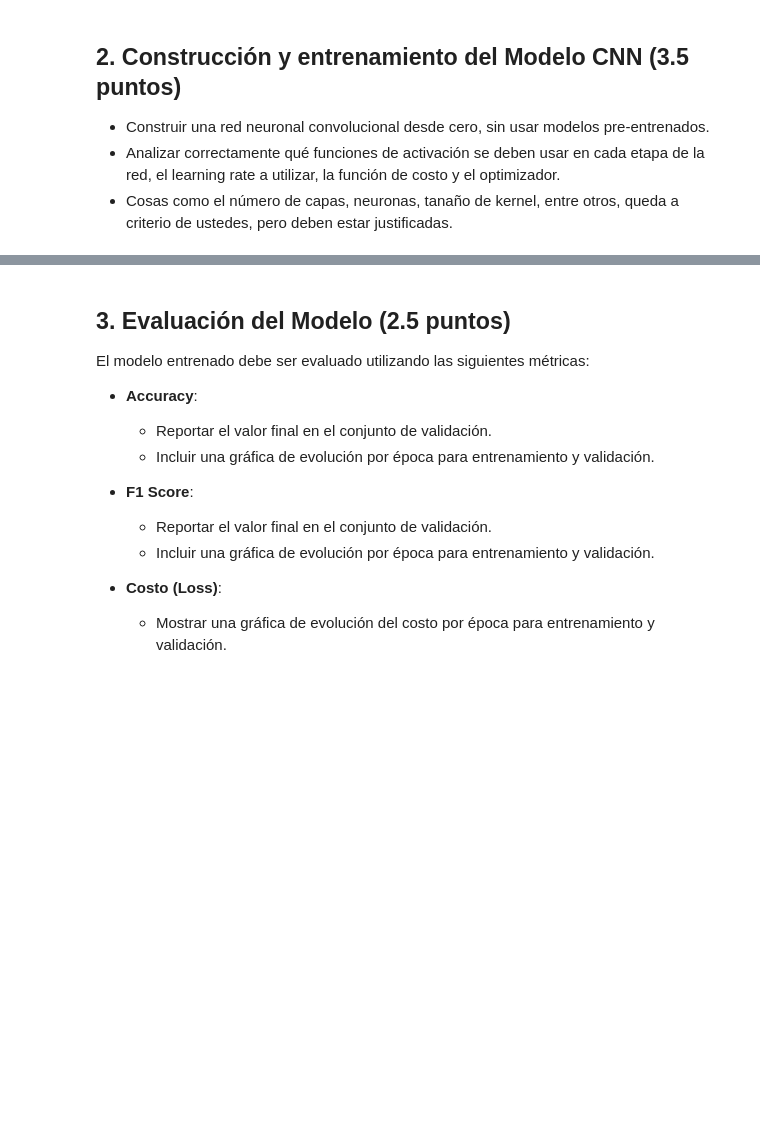
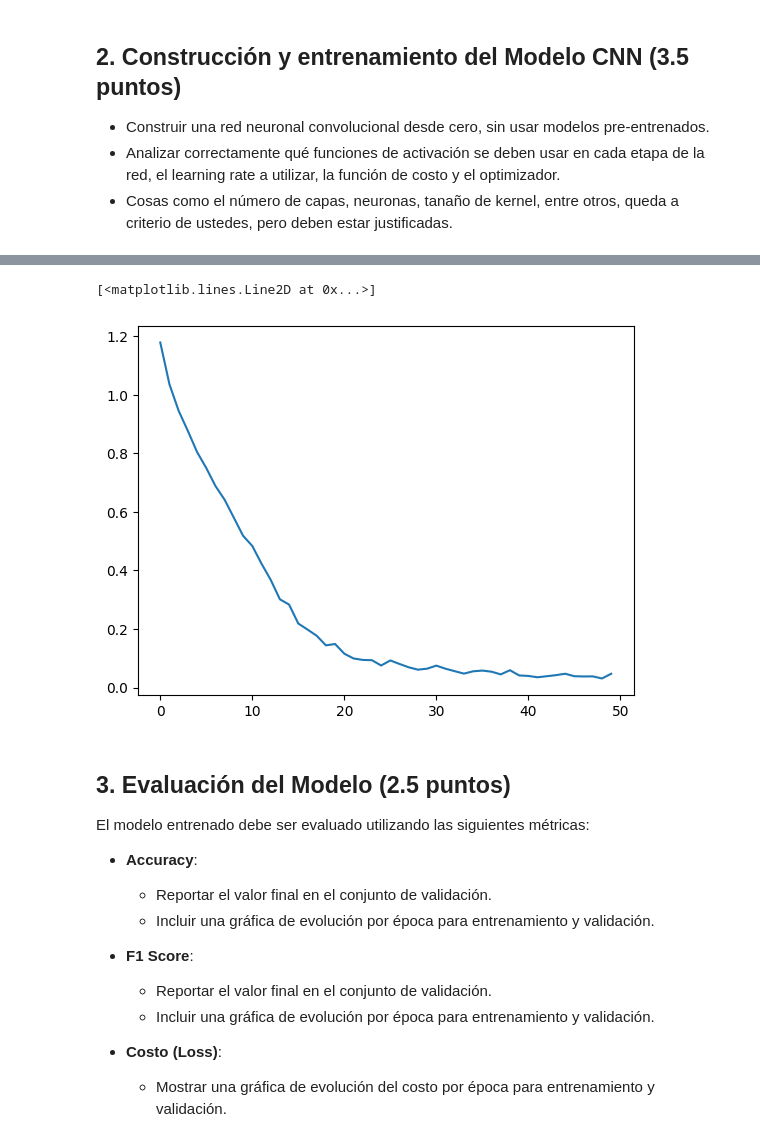
Before and after one commit to maximdorogov/aprendizaje-profundo, a Jupyter notebook: tp2/DOROGOV-MAXIM-DL-TP2-Co20.ipynb, the cells around one changed output, grey strips where cells are left out. Drawn from its saved outputs; the diff is of its cells as text; code cells hidden in the pictures; blank space fills up the shorter version.

Commit message:
arquitectura del modelo y training

```diff
--- a/tp2/DOROGOV-MAXIM-DL-TP2-Co20.ipynb
+++ b/tp2/DOROGOV-MAXIM-DL-TP2-Co20.ipynb
@@ -167,0 +377,3 @@ La distribucion de clases de validacion y train es proporcional entre ambos conj
+# %%
+model = ResNet18(num_classes=len(train_dataset.label2id))
+torchinfo.summary(model, input_size=(1, 3, 224, 224))
@@ -167,0 +398,30 @@ La distribucion de clases de validacion y train es proporcional entre ambos conj
+# %%
+EPOCHS = 50
+LR = 0.001
+
+loss_fn = nn.CrossEntropyLoss()
+optimizer = torch.optim.Adam(model.parameters(), lr=LR)
+model.to('cuda' if torch.cuda.is_available() else 'cpu')
+loss_avg = list()
+
+for epoch in range(EPOCHS):
+    model.train()
+    loss_avg.append(0)
+    batch_count = 0
+    for images, labels in tqdm(train_loader):
+
+        batch_count += 1
+        images, labels = images.to('cuda'), labels.to('cuda')
+
+        # Forward pass
+        outputs = model(images)
+        loss = loss_fn(outputs, labels)
+
+        loss_avg[-1] += loss.item()
+        # Backward pass and optimization
+        loss.backward()
+        optimizer.step()
+        optimizer.zero_grad()
+    loss_avg[-1] /= batch_count
+
+    print(f"Epoch [{epoch+1}/{EPOCHS}], Loss: {loss_avg[-1]:.4f}")
@@ -168,3 +442,10 @@ La distribucion de clases de validacion y train es proporcional entre ambos conj
+# %%
+from matplotlib import pyplot as plt
+
+plt.plot(range(EPOCHS), loss_avg)
+# %% [output]
+[<matplotlib.lines.Line2D at 0x...>]
+[figure, added]
 # %% [markdown]
 ## 3. Evaluación del Modelo (2.5 puntos)
 
```
Also changed, not shown: parts of 5 cells of this notebook.
